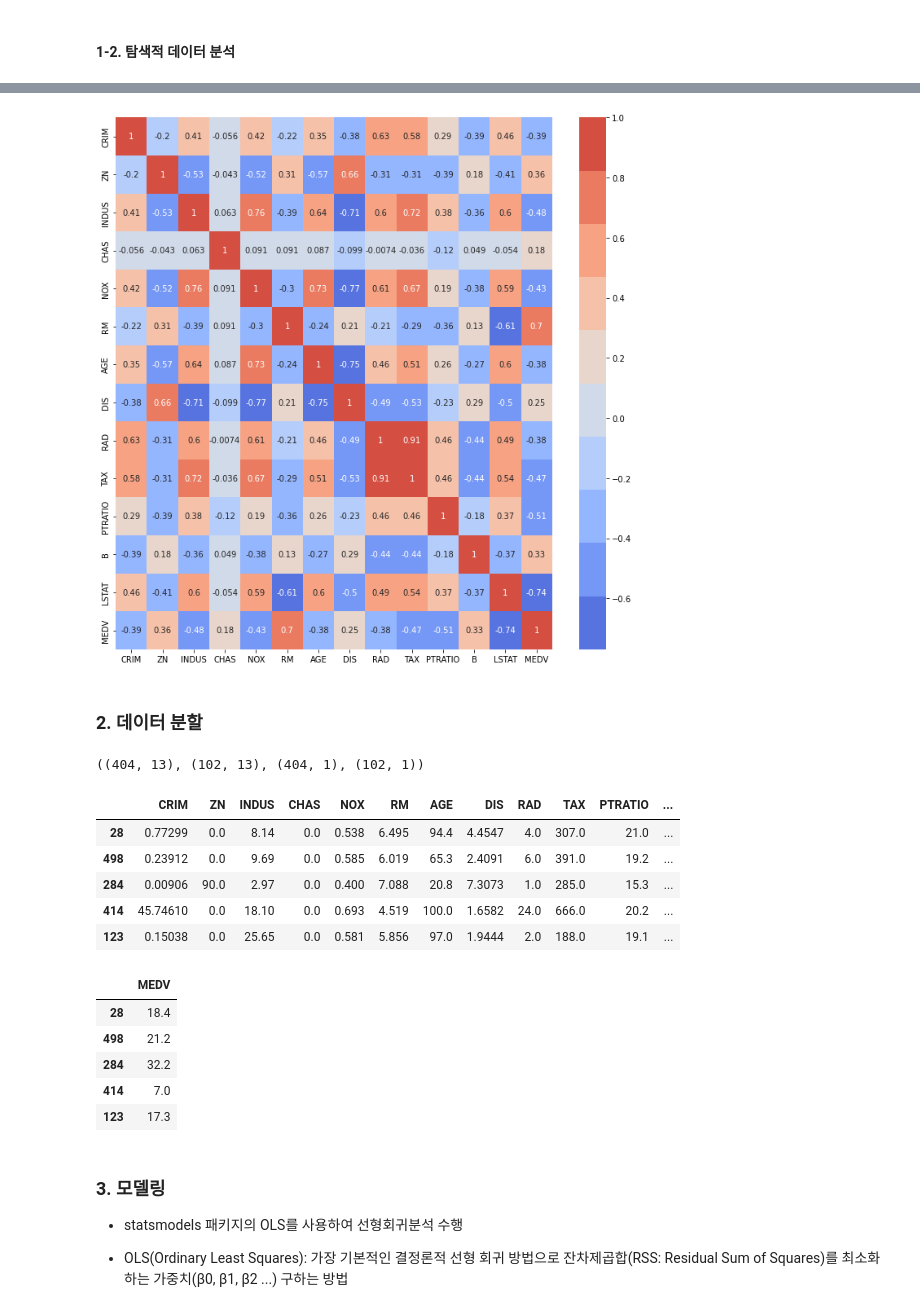
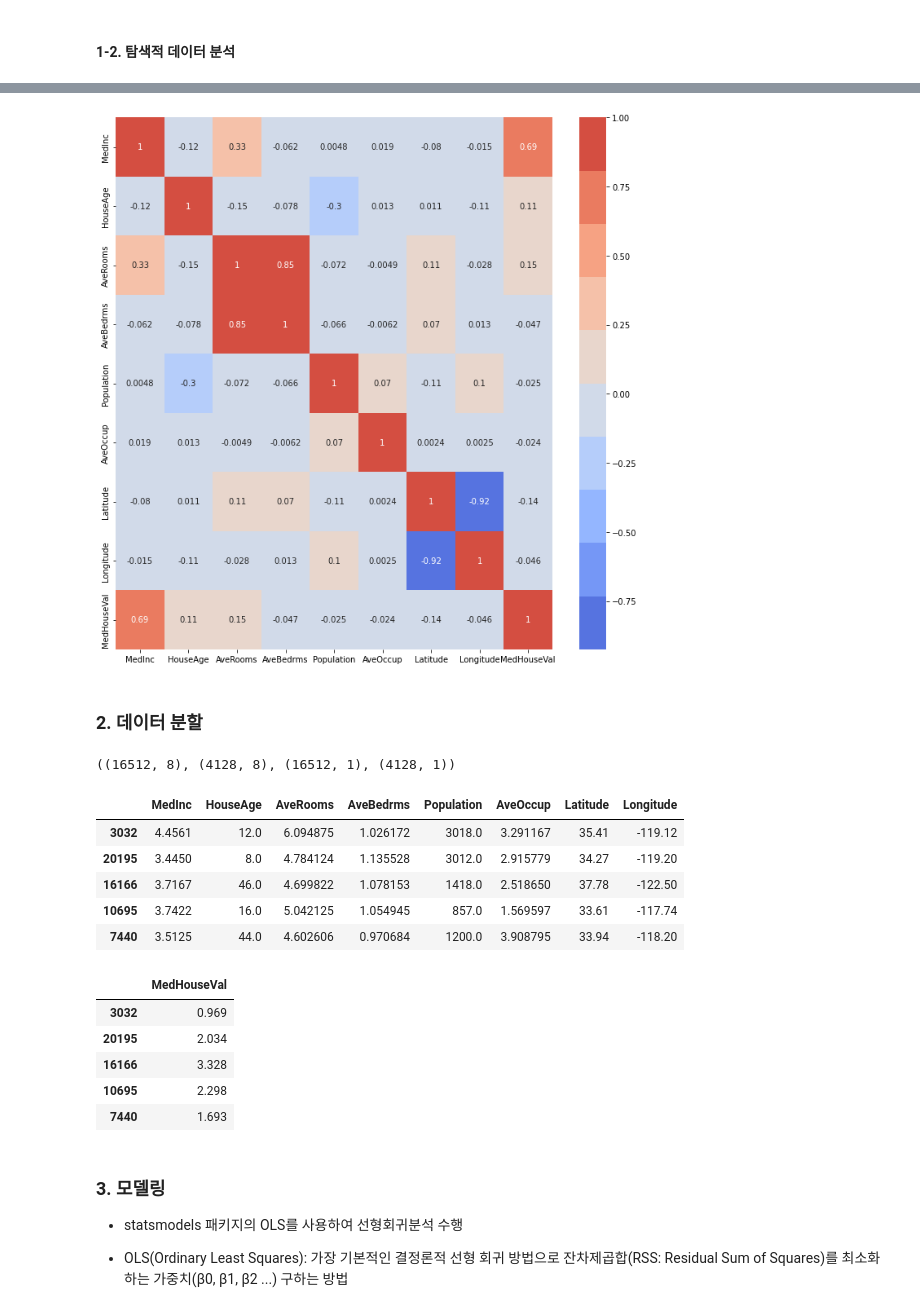
Before and after one commit to ku-sungsukim/2024-LGElec-Day2, a Jupyter notebook: 01-Linear-Regression-Tutorials.ipynb, the cells around one changed output, grey strips where cells are left out. Saved outputs shown, nothing was run; the diff lists cells and outputs as text; code cells hidden in the pictures.

```diff
--- a/01-Linear-Regression-Tutorials.ipynb
+++ b/01-Linear-Regression-Tutorials.ipynb
@@ -102,6 +87,6 @@ Image('image/image4.PNG') ### 로컬 사용시
 #### **1-1. 데이터 불러오기 및 개요 파악**
 # %%
 """ 데이터 불러오기 """
-boston = load_boston()
-boston
+california = fetch_california_housing()
+california
 # %% [output]
@@ -200,7 +175,7 @@ boston.target.shape
 # %%
 """ X, Y 데이터프레임화 """
-X = pd.DataFrame(boston.data, columns=boston.feature_names)
-y = pd.DataFrame(boston.target, columns=['MEDV'])
+X = pd.DataFrame(california.data, columns=california.feature_names)
+y = pd.DataFrame(california.target, columns=['MedHouseVal'])
 # %%
 """ X값 일부 확인 """
 X.head()
@@ -316,14 +285,14 @@ data.corr()
 # %%
 """ 상관관계 시각화 """
 plt.figure(figsize=(12, 12))
 sns.heatmap(
-    data.corr(), ### 히트맵을 그릴 데이터 정의
+    data.corr(),
     cmap=sns.color_palette("coolwarm", 10), ### 팔레트 색깔 설정
-    annot=data.corr()
-    ) ### 히트맵 내 값 표시
+    annot=data.corr() ### 히트맵 내 표시할 값
+    )
 plt.show()
 # %% [output]
-[figure, old version]
+[figure, new version]
 # %% [markdown]
 ### **2. 데이터 분할**
 # %%
@@ -337,31 +306,31 @@ plt.show()
 
 X_train, X_test, y_train, y_test = train_test_split(X, y,
                                                     test_size=0.2,
-                                                    random_state=2021)
+                                                    random_state=2024)
 
 X_train.shape, X_test.shape, y_train.shape, y_test.shape
 # %% [output]
-((404, 13), (102, 13), (404, 1), (102, 1))
+((16512, 8), (4128, 8), (16512, 1), (4128, 1))
 # %%
 """ X변수들의 학습데이터 형태 확인 """
 X_train.head()
 # %% [output]
-|  | CRIM | ZN | INDUS | CHAS | NOX | RM | AGE | DIS | RAD | TAX | PTRATIO | ... |
-| 28 | 0.77299 | 0.0 | 8.14 | 0.0 | 0.538 | 6.495 | 94.4 | 4.4547 | 4.0 | 307.0 | 21.0 | ... |
-| 498 | 0.23912 | 0.0 | 9.69 | 0.0 | 0.585 | 6.019 | 65.3 | 2.4091 | 6.0 | 391.0 | 19.2 | ... |
-| 284 | 0.00906 | 90.0 | 2.97 | 0.0 | 0.400 | 7.088 | 20.8 | 7.3073 | 1.0 | 285.0 | 15.3 | ... |
-| 414 | 45.74610 | 0.0 | 18.10 | 0.0 | 0.693 | 4.519 | 100.0 | 1.6582 | 24.0 | 666.0 | 20.2 | ... |
-| 123 | 0.15038 | 0.0 | 25.65 | 0.0 | 0.581 | 5.856 | 97.0 | 1.9444 | 2.0 | 188.0 | 19.1 | ... |
+|  | MedInc | HouseAge | AveRooms | AveBedrms | Population | AveOccup | Latitude | Longitude |
+| 3032 | 4.4561 | 12.0 | 6.094875 | 1.026172 | 3018.0 | 3.291167 | 35.41 | -119.12 |
+| 20195 | 3.4450 | 8.0 | 4.784124 | 1.135528 | 3012.0 | 2.915779 | 34.27 | -119.20 |
+| 16166 | 3.7167 | 46.0 | 4.699822 | 1.078153 | 1418.0 | 2.518650 | 37.78 | -122.50 |
+| 10695 | 3.7422 | 16.0 | 5.042125 | 1.054945 | 857.0 | 1.569597 | 33.61 | -117.74 |
+| 7440 | 3.5125 | 44.0 | 4.602606 | 0.970684 | 1200.0 | 3.908795 | 33.94 | -118.20 |
 # %%
 """ Y변수들의 학습데이터 형태 확인 """
 y_train.head()
 # %% [output]
-|  | MEDV |
-| 28 | 18.4 |
-| 498 | 21.2 |
-| 284 | 32.2 |
-| 414 | 7.0 |
-| 123 | 17.3 |
+|  | MedHouseVal |
+| 3032 | 0.969 |
+| 20195 | 2.034 |
+| 16166 | 3.328 |
+| 10695 | 2.298 |
+| 7440 | 1.693 |
 # %% [markdown]
 ### **3. 모델링**
  - statsmodels 패키지의 OLS를 사용하여 선형회귀분석 수행
```
Also changed, not shown: parts of 50 cells of this notebook, 6 other files.
